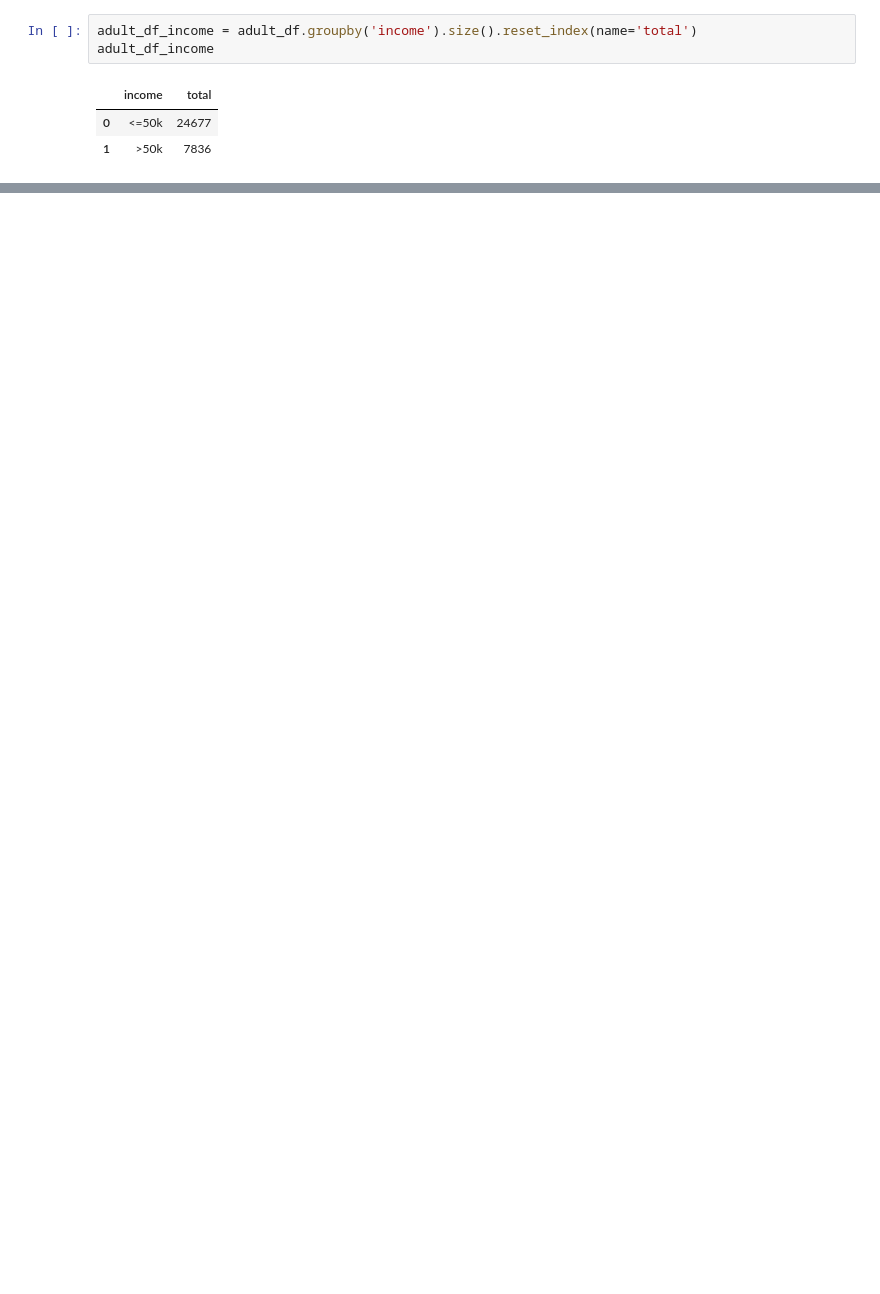
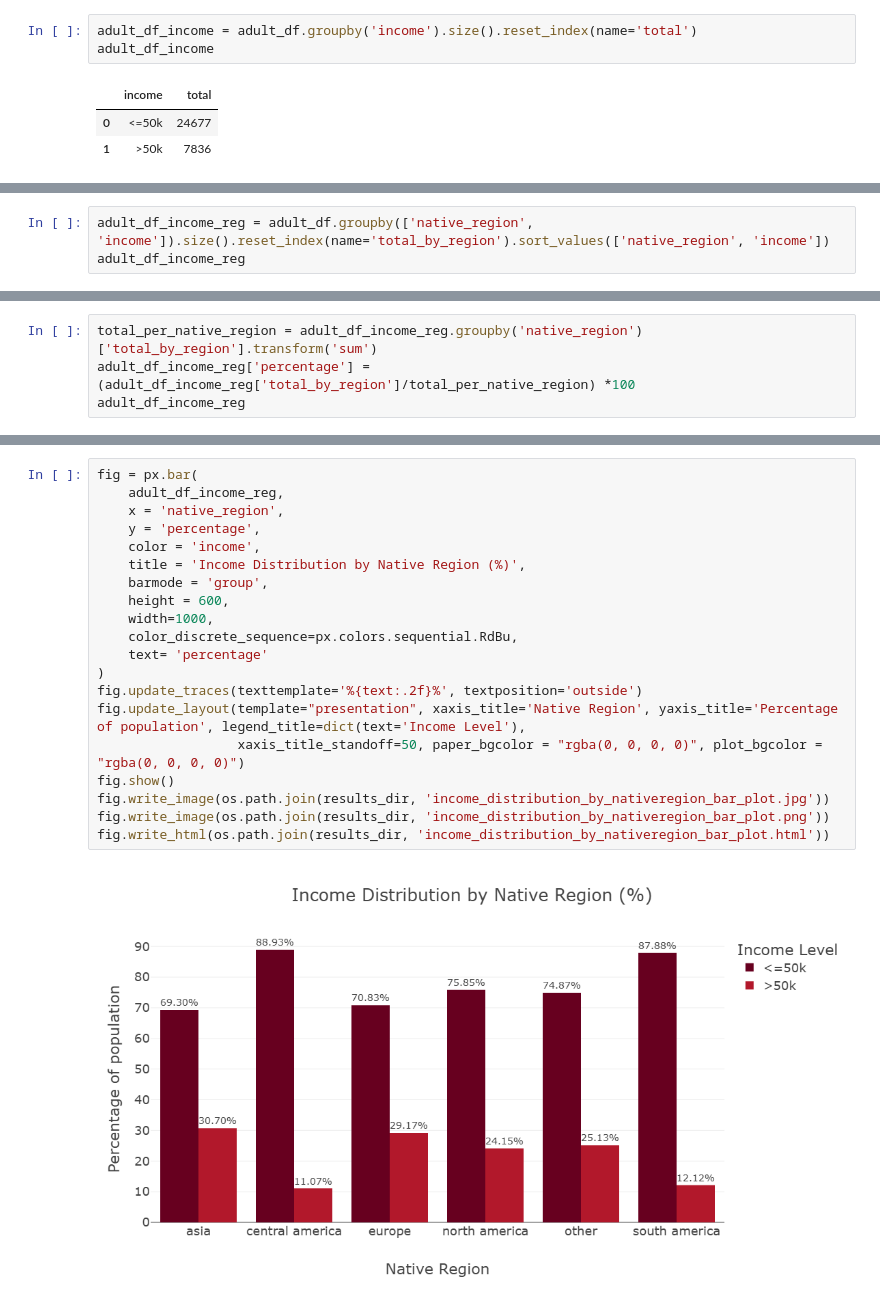
Before and after one commit to UwaseHadidja/adult_income, a Jupyter notebook: notebooks/Data_Analysis.ipynb, the cells around one changed output, grey strips where cells are left out. Saved outputs shown, nothing was run; the diff lists cells and outputs as text; blank space fills up the shorter version.

```diff
--- a/notebooks/Data_Analysis.ipynb
+++ b/notebooks/Data_Analysis.ipynb
@@ -431,0 +353,3 @@ fig.write_html(os.path.join(results_dir,'income_distribution_by_edu_groupcomb_ba
+# %%
+adult_df_income_reg = adult_df.groupby(['native_region', 'income']).size().reset_index(name='total_by_region').sort_values(['native_region', 'income'])
+adult_df_income_reg
@@ -431,0 +370,4 @@ fig.write_html(os.path.join(results_dir,'income_distribution_by_edu_groupcomb_ba
+# %%
+total_per_native_region = adult_df_income_reg.groupby('native_region')['total_by_region'].transform('sum')
+adult_df_income_reg['percentage'] = (adult_df_income_reg['total_by_region']/total_per_native_region) *100
+adult_df_income_reg
@@ -431,0 +388,22 @@ fig.write_html(os.path.join(results_dir,'income_distribution_by_edu_groupcomb_ba
+# %%
+fig = px.bar(
+    adult_df_income_reg,
+    x = 'native_region',
+    y = 'percentage',
+    color = 'income',
+    title = 'Income Distribution by Native Region (%)',
+    barmode = 'group',
+    height = 600,
+    width=1000,
+    color_discrete_sequence=px.colors.sequential.RdBu,
+    text= 'percentage'
+)
+fig.update_traces(texttemplate='%{text:.2f}%', textposition='outside')
+fig.update_layout(template="presentation", xaxis_title='Native Region', yaxis_title='Percentage of population', legend_title=dict(text='Income Level'),
+                  xaxis_title_standoff=50, paper_bgcolor = "rgba(0, 0, 0, 0)", plot_bgcolor = "rgba(0, 0, 0, 0)")
+fig.show()
+fig.write_image(os.path.join(results_dir, 'income_distribution_by_nativeregion_bar_plot.jpg'))
+fig.write_image(os.path.join(results_dir, 'income_distribution_by_nativeregion_bar_plot.png'))
+fig.write_html(os.path.join(results_dir, 'income_distribution_by_nativeregion_bar_plot.html'))
+# %% [output]
+[figure, added]
```
Also changed, not shown: parts of 62 cells of this notebook, 15 other files.
